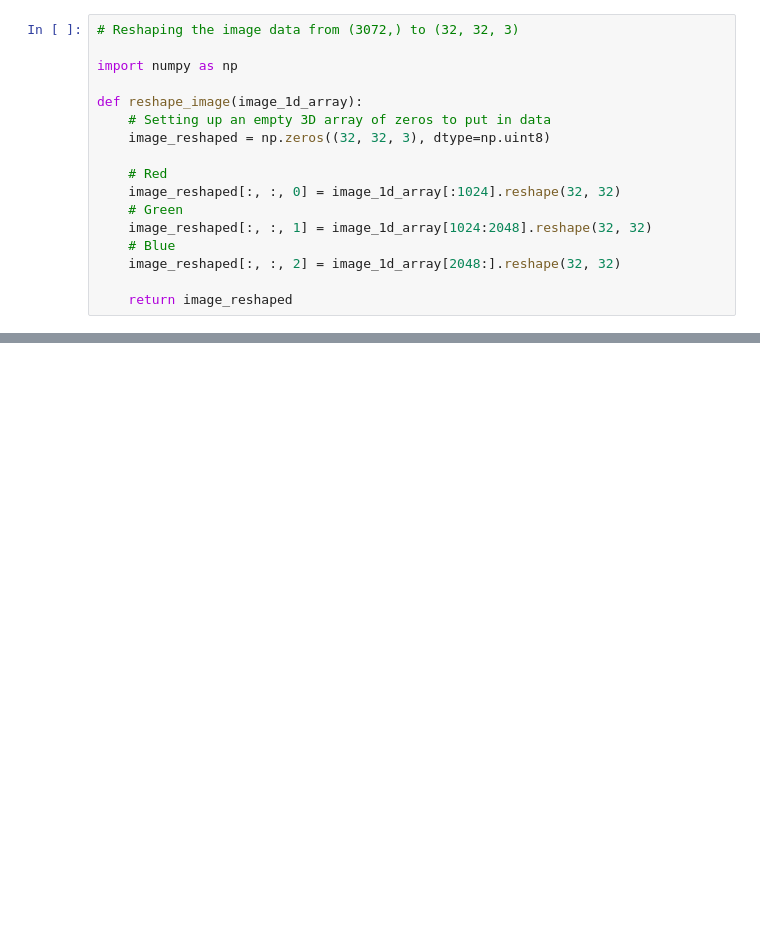
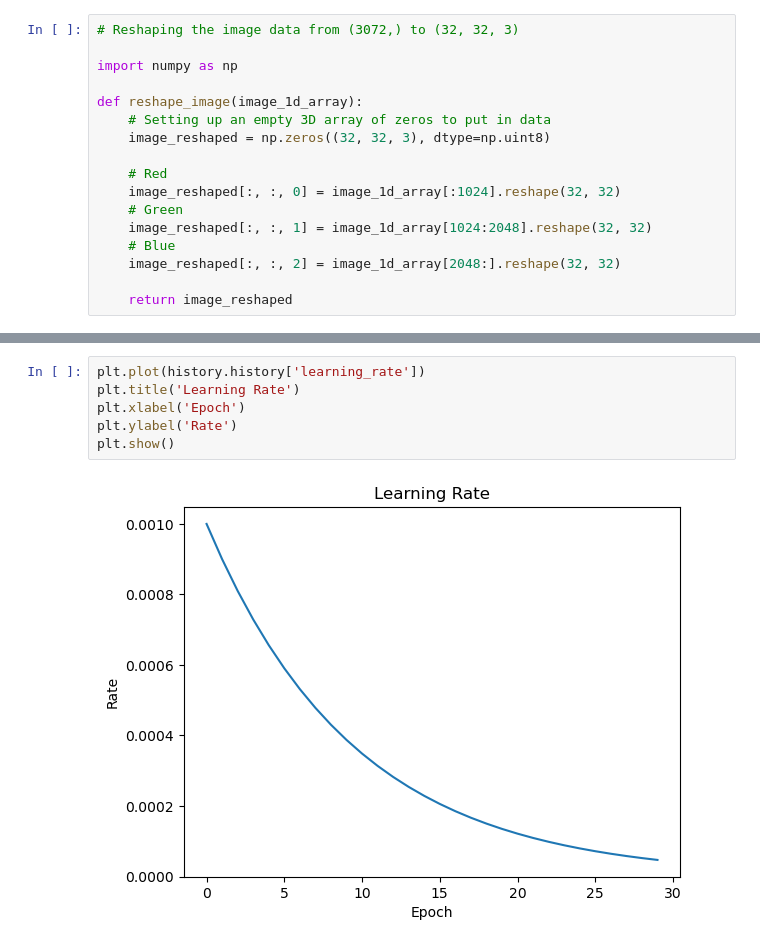
Before and after one commit to amitathik7/Image-Classification, a Jupyter notebook: main.ipynb, the cells around one changed output, grey strips where cells are left out. Saved outputs shown, nothing was run; the diff lists cells and outputs as text; blank space fills up the shorter version.

```diff
--- a/main.ipynb
+++ b/main.ipynb
@@ -150,0 +182,8 @@ show_images(images, labels, label_names, 5)
+# %%
+plt.plot(history.history['learning_rate'])
+plt.title('Learning Rate')
+plt.xlabel('Epoch')
+plt.ylabel('Rate')
+plt.show()
+# %% [output]
+[figure, added]
```
Also changed, not shown: parts of 8 cells of this notebook, 1 other file.
